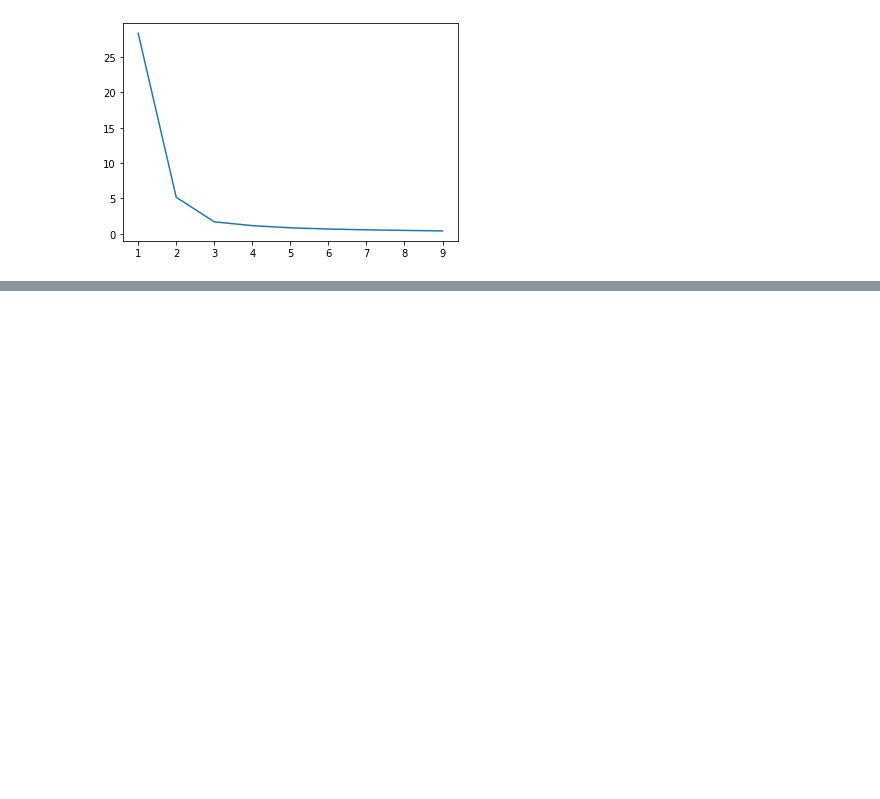
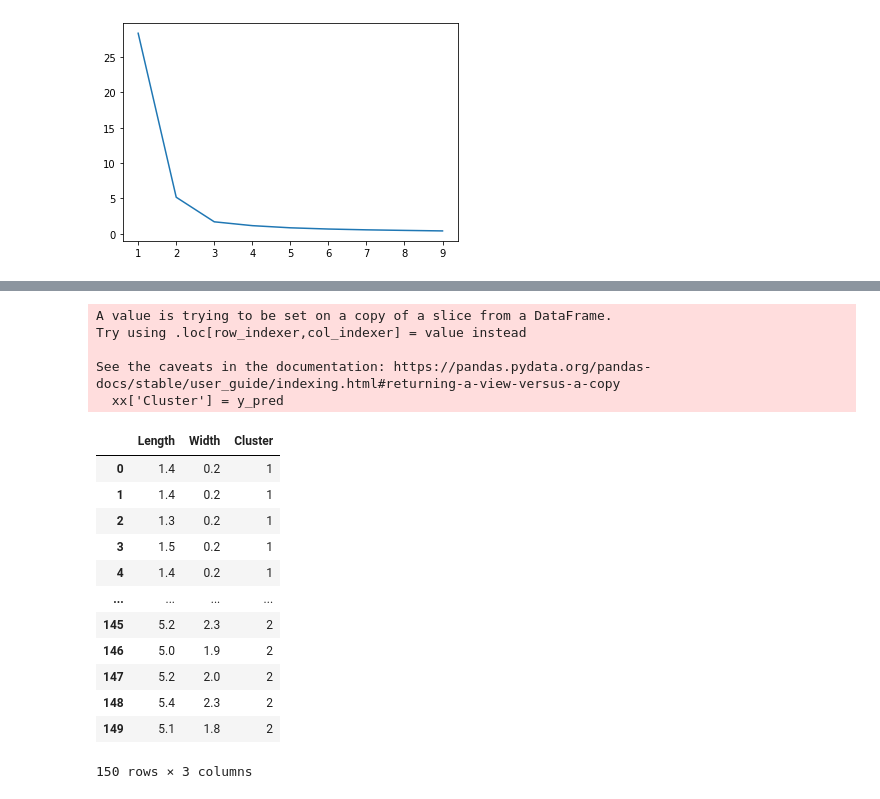
Before and after one commit to MK3247/Machine-Learning, a Jupyter notebook: K Means/iris.ipynb, the cells around one changed output, grey strips where cells are left out. Cells and saved outputs as stored; diff of their text form; code cells hidden in the pictures; blank space fills up the shorter version.

```diff
--- a/K Means/iris.ipynb
+++ b/K Means/iris.ipynb
@@ -224,0 +229,3 @@ plt.plot(k_range, sse)
+# %%
+dataset = pd.DataFrame(iris.data, columns = iris.feature_names)
+dataset
@@ -224,0 +246,4 @@ plt.plot(k_range, sse)
+# %%
+dataset['Length'] = dataset['petal length (cm)']
+dataset['Width'] = dataset['petal width (cm)']
+dataset
@@ -224,0 +264,3 @@ plt.plot(k_range, sse)
+# %%
+xx = dataset[['Length', 'Width']]
+xx
@@ -224,0 +281,4 @@ plt.plot(k_range, sse)
+# %%
+km = KMeans(n_clusters=3)
+y_pred = km.fit_predict(df[['Length', 'Width']])
+y_pred
@@ -224,0 +293,22 @@ plt.plot(k_range, sse)
+# %%
+xx['Cluster'] = y_pred
+xx
+# %% [output]
+A value is trying to be set on a copy of a slice from a DataFrame.
+Try using .loc[row_indexer,col_indexer] = value instead
+
+See the caveats in the documentation: https://pandas.pydata.org/pandas-docs/stable/user_guide/indexing.html#returning-a-view-versus-a-copy
+  xx['Cluster'] = y_pred
+|  | Length | Width | Cluster |
+| 0 | 1.4 | 0.2 | 1 |
+| 1 | 1.4 | 0.2 | 1 |
+| 2 | 1.3 | 0.2 | 1 |
+| 3 | 1.5 | 0.2 | 1 |
+| 4 | 1.4 | 0.2 | 1 |
+| ... | ... | ... | ... |
+| 145 | 5.2 | 2.3 | 2 |
+| 146 | 5.0 | 1.9 | 2 |
+| 147 | 5.2 | 2.0 | 2 |
+| 148 | 5.4 | 2.3 | 2 |
+| 149 | 5.1 | 1.8 | 2 |
+150 rows × 3 columns
```
Also changed, not shown: parts of 8 cells of this notebook.
